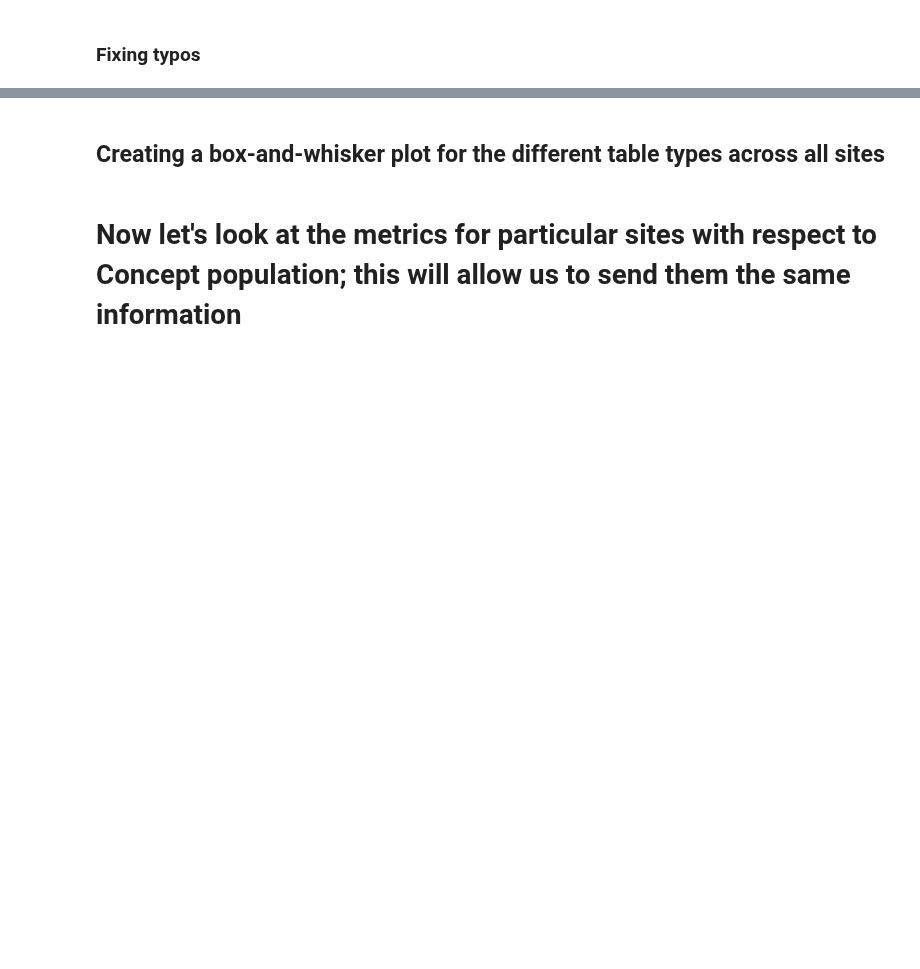
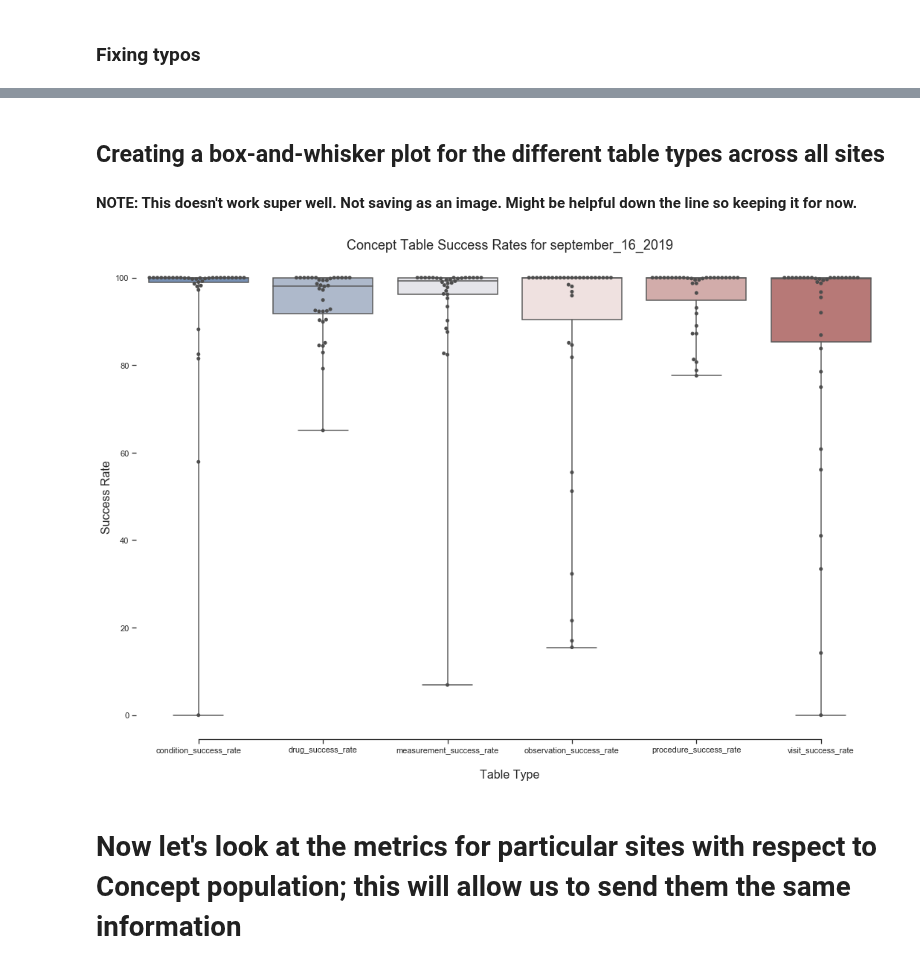
Before and after one commit to all-of-us/curation, a Jupyter notebook: data_steward/analytics/tools/concept_success_rates_visualizations.ipynb, the cells around one changed output, grey strips where cells are left out. Drawn from its saved outputs; the diff is of its cells as text; code cells hidden in the pictures; blank space fills up the shorter version.

```diff
--- a/data_steward/analytics/tools/concept_success_rates_visualizations.ipynb
+++ b/data_steward/analytics/tools/concept_success_rates_visualizations.ipynb
@@ -126,29 +133,32 @@ plt.savefig("visit_table_concepts.jpg")
 # %% [markdown]
 ## Creating a box-and-whisker plot for the different table types across all sites
+
+#### NOTE: This doesn't work super well. Not saving as an image. Might be helpful down the line so keeping it for now.
 # %%
 sns.set(style = "ticks")
 f, ax = plt.subplots(figsize=(18, 12))
 
-date = 'august_13_2019'
+date = 'september_16_2019'
 
 date_info = {}
 
-# need to generate the data from each table for a particular date
 for table_type in sheet_names:
     date_info[table_type] = new_table_sheets[table_type][date].tolist()
 
 july_15_df = pd.DataFrame.from_dict(date_info)
 
 sns.boxplot(data=july_15_df,
             whis = "range", palette="vlag")
 
 sns.swarmplot(data=july_15_df,
               size = 5, color=".3", linewidth=0)
 
 plt.ylabel(ylabel="Success Rate", size=16)
 plt.xlabel(xlabel="\nTable Type", size=16)
 plt.title("Concept Table Success Rates for {}".format(date), size = 18)
 sns.despine(trim=True, left=True)
+# %% [output]
+[figure, added]
 # %% [markdown]
 # Now let's look at the metrics for particular sites with respect to Concept population; this will allow us to send them the same information
 # %%
```
Also changed, not shown: parts of 24 cells of this notebook, 3 other files.
